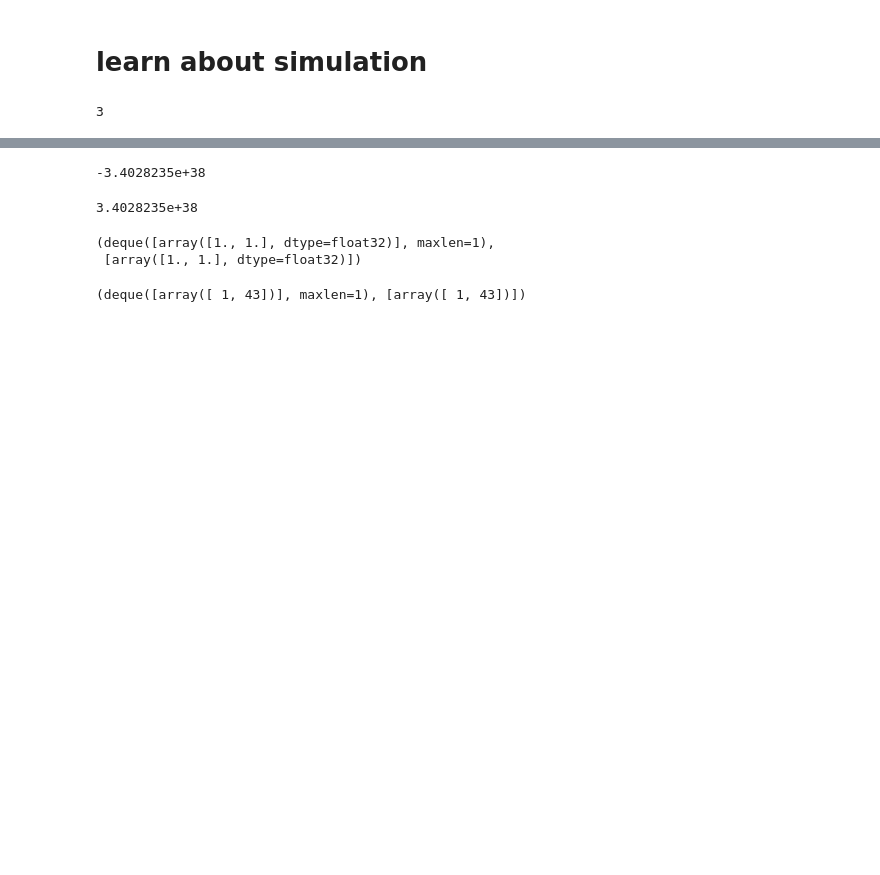
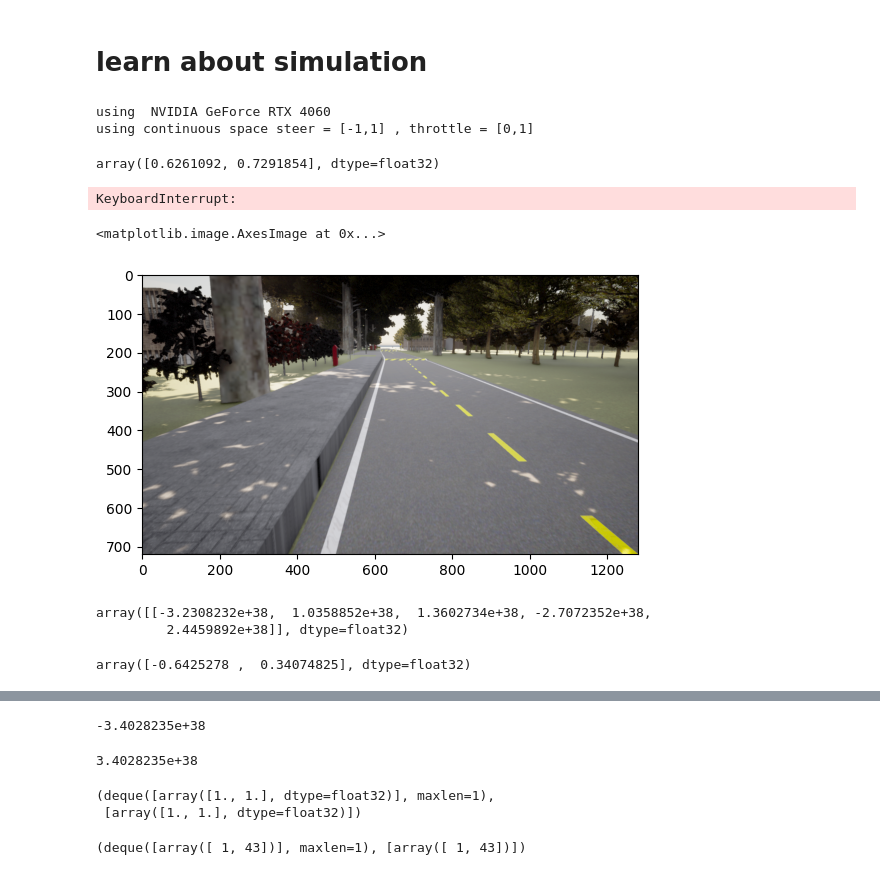
Before and after one commit to PoohNB/self-driving-sb3, a Jupyter notebook: playing_notbook.ipynb, the cells around one changed output, grey strips where cells are left out. Saved outputs shown, nothing was run; the diff lists cells and outputs as text; code cells hidden in the pictures; blank space fills up the shorter version.

Commit message:
test env render,switch camera

```diff
--- a/playing_notbook.ipynb
+++ b/playing_notbook.ipynb
@@ -16,4 +3,42 @@ asr._a = 3
-# %%
-asr._a
-# %% [output]
-3
+# %%
+from environment.Env import CarlaImageEnv
+from config.position import car_spawn
+from environment.tools.reward_fn import reward_dummy
+from environment.tools.observer import dummy_observer
+from config.camera import front_cam,left_cam,right_cam,back_cam
+
+reward_fn = reward_dummy()
+observer = dummy_observer()
+
+env = CarlaImageEnv(car_spawn=car_spawn,
+                    observer=observer,
+                    cam_config_list=[front_cam,left_cam,right_cam],
+                    activate_render=True,
+                    reward_fn=reward_fn)
+# %% [output]
+using  NVIDIA GeForce RTX 4060
+using continuous space steer = [-1,1] , throttle = [0,1]
+# %%
+env.action_space.sample()
+# %% [output]
+array([0.6261092, 0.7291854], dtype=float32)
+# %%
+import time
+
+observation = env.reset()
+done = False
+
+
+act = [0.0011,0.4]
+while True:
+    observation, reward, done, _ = env.step(act)
+    if done :
+        break
+# %% [output]
+KeyboardInterrupt:
+# %%
+import matplotlib.pyplot as plt
+plt.imshow(observation[0])
+# %% [output]
+<matplotlib.image.AxesImage at 0x...>
+[figure, added]
@@ -19,0 +47,9 @@ asr._a
+# %%
+env.observation_space.sample()
+# %% [output]
+array([[-3.2308232e+38,  1.0358852e+38,  1.3602734e+38, -2.7072352e+38,
+         2.4459892e+38]], dtype=float32)
+# %%
+act
+# %% [output]
+array([-0.6425278 ,  0.34074825], dtype=float32)
```
Also changed, not shown: parts of 14 cells of this notebook, 7 other files.
